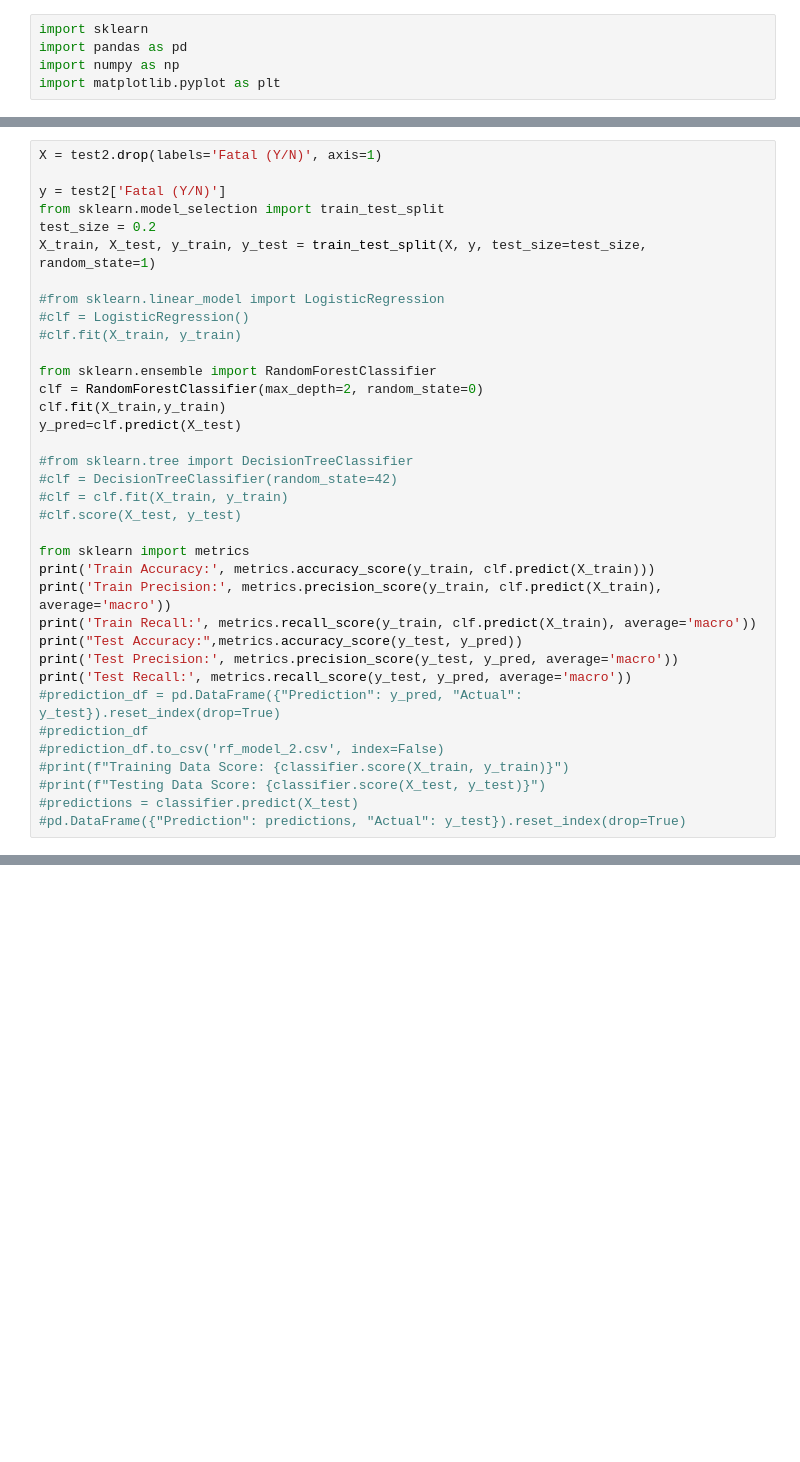
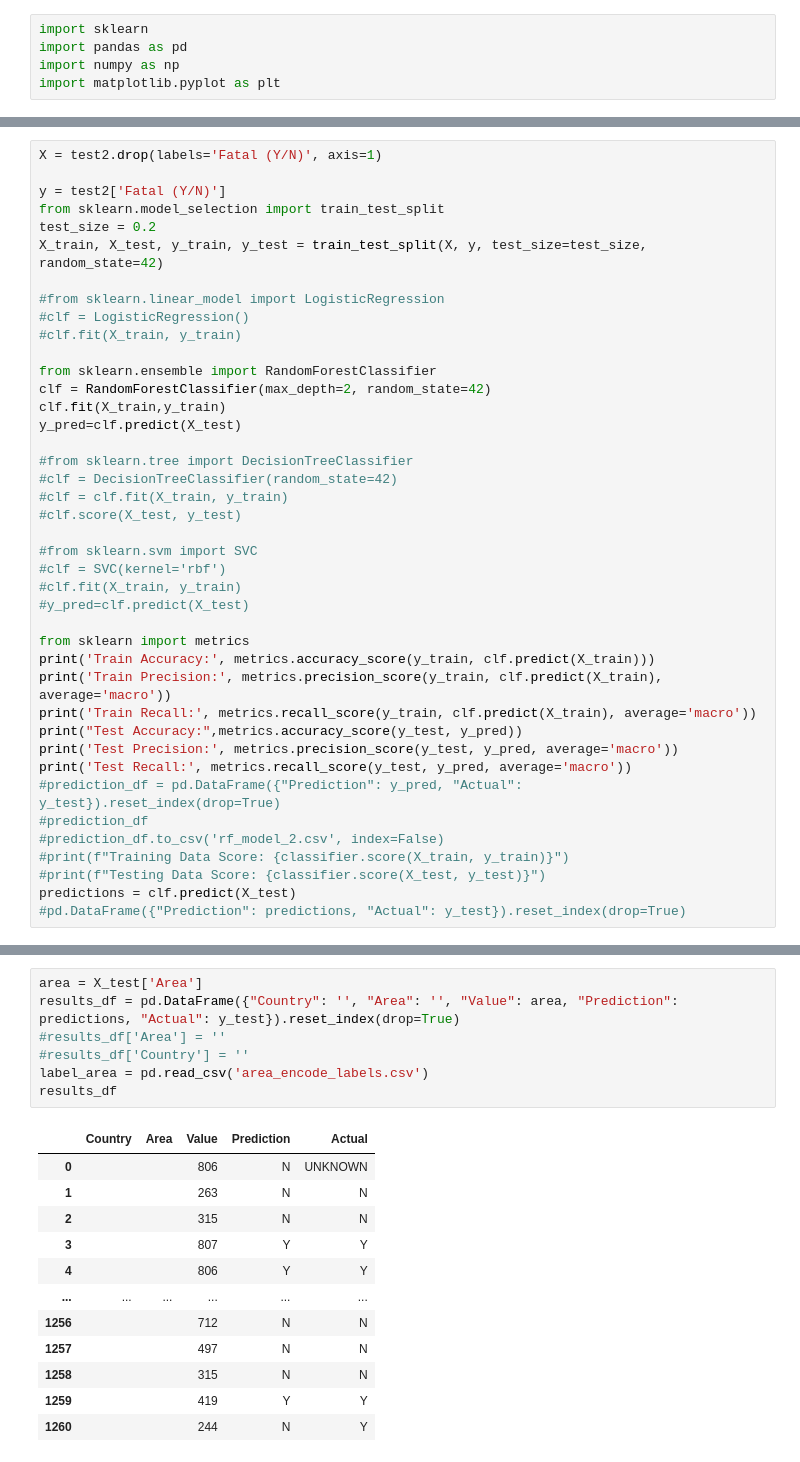
Before and after one commit to ajcipolle/sharkattack, a Jupyter notebook: Project_3_UO_Data/model_2.ipynb, the cells around one changed output, grey strips where cells are left out. Saved outputs shown, nothing was run; the diff lists cells and outputs as text; blank space fills up the shorter version.

Commit message:
results dataframe

```diff
--- a/Project_3_UO_Data/model_2.ipynb
+++ b/Project_3_UO_Data/model_2.ipynb
@@ -26,14 +54,14 @@ X = test2.drop(labels='Fatal (Y/N)', axis=1)
 y = test2['Fatal (Y/N)']
 from sklearn.model_selection import train_test_split
 test_size = 0.2
-X_train, X_test, y_train, y_test = train_test_split(X, y, test_size=test_size, random_state=1)
+X_train, X_test, y_train, y_test = train_test_split(X, y, test_size=test_size, random_state=42)
 
 #from sklearn.linear_model import LogisticRegression
 #clf = LogisticRegression()
 #clf.fit(X_train, y_train)
 
 from sklearn.ensemble import RandomForestClassifier
-clf = RandomForestClassifier(max_depth=2, random_state=0)
+clf = RandomForestClassifier(max_depth=2, random_state=42)
 clf.fit(X_train,y_train)
 y_pred=clf.predict(X_test)
 
@@ -41,6 +69,11 @@ y_pred=clf.predict(X_test)
 #clf = DecisionTreeClassifier(random_state=42)
 #clf = clf.fit(X_train, y_train)
 #clf.score(X_test, y_test)
+
+#from sklearn.svm import SVC
+#clf = SVC(kernel='rbf')
+#clf.fit(X_train, y_train)
+#y_pred=clf.predict(X_test)
 
 from sklearn import metrics
 print('Train Accuracy:', metrics.accuracy_score(y_train, clf.predict(X_train)))
@@ -54,6 +87,6 @@ print('Test Recall:', metrics.recall_score(y_test, y_pred, average='macro'))
 #prediction_df.to_csv('rf_model_2.csv', index=False)
 #print(f"Training Data Score: {classifier.score(X_train, y_train)}")
 #print(f"Testing Data Score: {classifier.score(X_test, y_test)}")
-#predictions = classifier.predict(X_test)
+predictions = clf.predict(X_test)
 #pd.DataFrame({"Prediction": predictions, "Actual": y_test}).reset_index(drop=True)
 # %% [output]
@@ -139,0 +151,20 @@ plt.show()
+# %%
+area = X_test['Area']
+results_df = pd.DataFrame({"Country": '', "Area": '', "Value": area, "Prediction": predictions, "Actual": y_test}).reset_index(drop=True)
+#results_df['Area'] = ''
+#results_df['Country'] = ''
+label_area = pd.read_csv('area_encode_labels.csv')
+results_df
+# %% [output]
+|  | Country | Area | Value | Prediction | Actual |
+| 0 |  |  | 806 | N | UNKNOWN |
+| 1 |  |  | 263 | N | N |
+| 2 |  |  | 315 | N | N |
+| 3 |  |  | 807 | Y | Y |
+| 4 |  |  | 806 | Y | Y |
+| ... | ... | ... | ... | ... | ... |
+| 1256 |  |  | 712 | N | N |
+| 1257 |  |  | 497 | N | N |
+| 1258 |  |  | 315 | N | N |
+| 1259 |  |  | 419 | Y | Y |
+| 1260 |  |  | 244 | N | Y |
```
Also changed, not shown: parts of 12 cells of this notebook, 4 other files.
